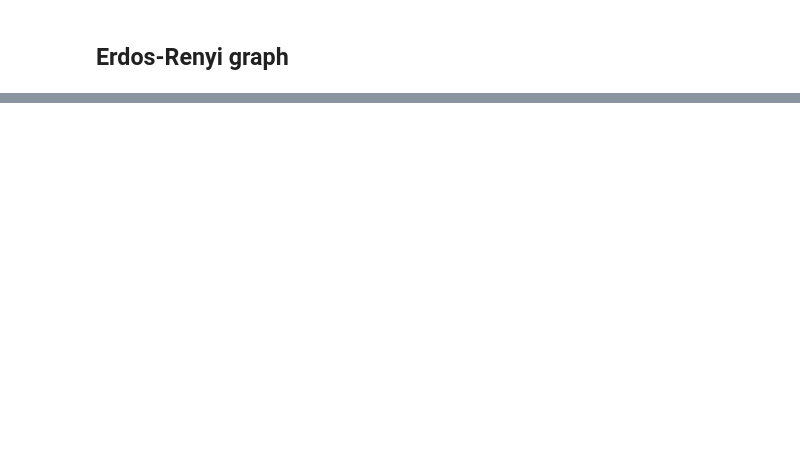
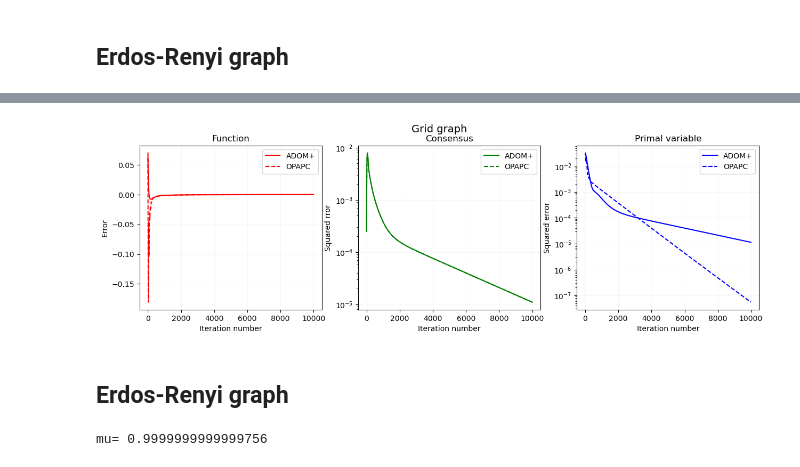
Before and after one commit to kisnikser/Decentralized-Optimization, a Jupyter notebook: consensus/test.ipynb, the cells around one changed output, grey strips where cells are left out. Cells and saved outputs as stored; diff of their text form; code cells hidden in the pictures; blank space fills up the shorter version.

```diff
--- a/consensus/test.ipynb
+++ b/consensus/test.ipynb
@@ -104,0 +162,13 @@ plot_results(f_err, cons_err, dist, method='OPAPC', graph_model='Erdos-Renyi gra
+# %%
+x_f1, y_f1, z_f1, f_err1, cons_err1, dist1 = methods.ADOM_PLUS(iters=10000, model=model)
+x_f2, f_err2, cons_err2, dist2 = methods.OPAPC(iters=10000, model=model)
+# %%
+plot_results_comparison(f_err1, f_err2, cons_err1, cons_err2, dist1, dist2, method1='ADOM+', method2='OPAPC', graph_model='Grid graph')
+# %% [output]
+[figure, added]
+# %% [markdown]
+## Erdos-Renyi graph
+# %%
+model = methods.ModelStatic(nodes, dim, graph_model='erdos-renyi', edge_prob=0.5)
+# %% [output]
+mu= 0.9999999999999756
```
Also changed, not shown: parts of 21 cells of this notebook, 1 other file.
